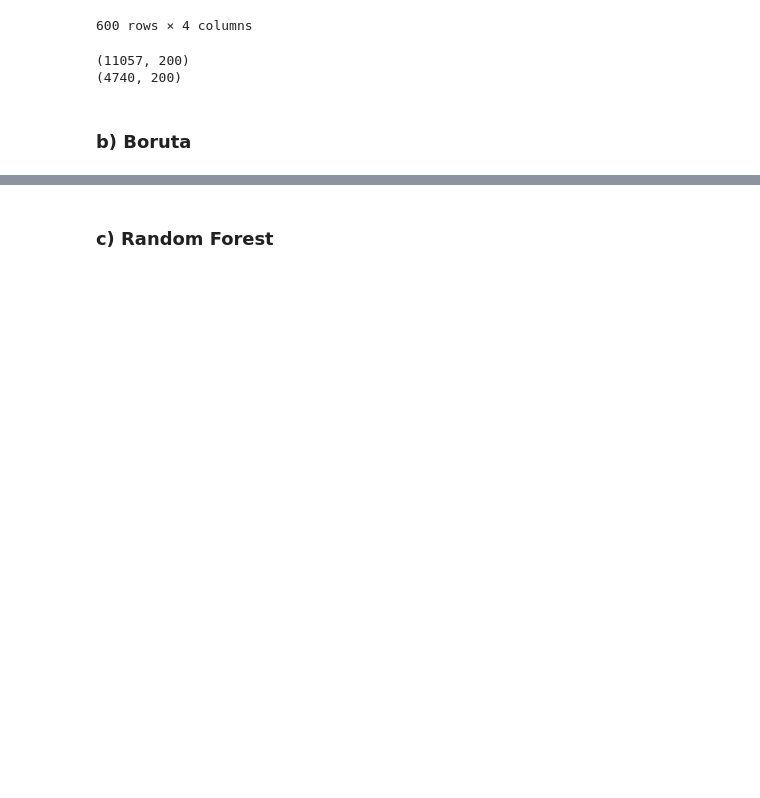
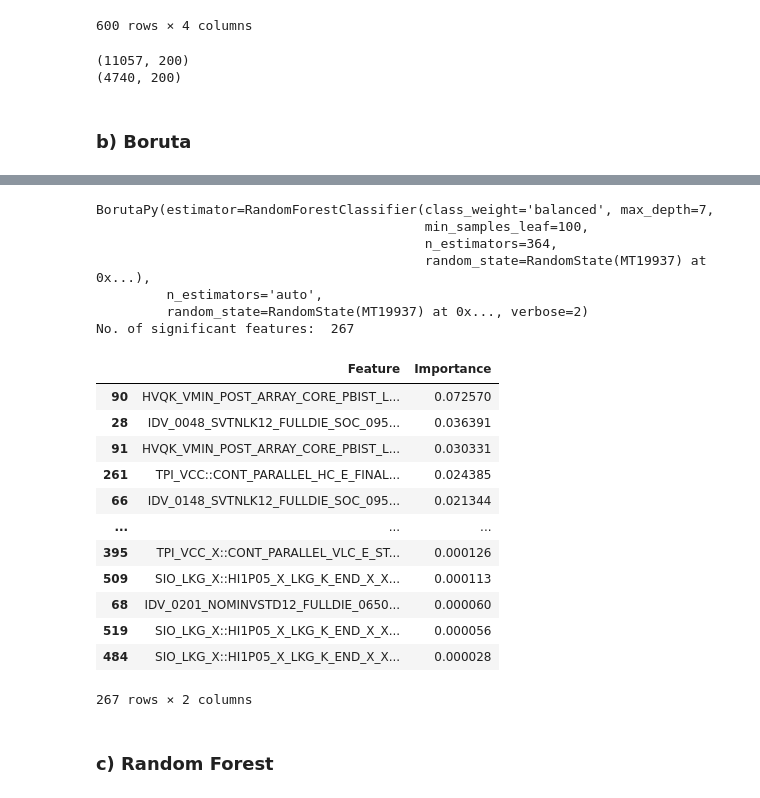
Before and after one commit to NicoleNL/ML-Speckle, a Jupyter notebook: MLSpeckle_20220106.ipynb, the cells around one changed output, grey strips where cells are left out. Drawn from its saved outputs; the diff is of its cells as text; code cells hidden in the pictures; blank space fills up the shorter version.

```diff
--- a/MLSpeckle_20220106.ipynb
+++ b/MLSpeckle_20220106.ipynb
@@ -1435,0 +1378,7 @@ y_train.value_counts()
+# %%
+X_train_scaled = pd.read_csv(dataprep_path+"TrainData_Corr0.95Rem.csv")
+y_train = X_train_scaled["SPECKLE"]
+X_train_scaled = X_train_scaled.drop(["SPECKLE"],axis=1)
+
+print(X_train_scaled.shape)
+print(y_train.value_counts())
@@ -1479,9 +1495,30 @@ boruta_selector.fit(np.array(X_train_scaled), np.array(y_train))
 # %%
 print(boruta_selector)
 print("No. of significant features: ", boruta_selector.n_features_)
 selected_boruta_fs = pd.DataFrame({'Feature':list(X_train_scaled.columns),'Ranking':boruta_selector.ranking_}).sort_values(by='Ranking')
 selected_boruta_fs = selected_boruta_fs[selected_boruta_fs['Ranking']==1]
 selected_boruta_fs = selected_boruta_fs[["Feature"]]
-selected_boruta_fs_imp = rf_fs_importance.loc[rf_fs_importance['Feature'].isin(selected_boruta_fs['Feature']),:]
+selected_boruta_fs_imp = fs_importance.loc[fs_importance['Feature'].isin(selected_boruta_fs['Feature']),:]
 selected_boruta_fs_imp
+# %% [output]
+BorutaPy(estimator=RandomForestClassifier(class_weight='balanced', max_depth=7,
+                                          min_samples_leaf=100,
+                                          n_estimators=364,
+                                          random_state=RandomState(MT19937) at 0x...),
+         n_estimators='auto',
+         random_state=RandomState(MT19937) at 0x..., verbose=2)
+No. of significant features:  267
+|  | Feature | Importance |
+| 90 | HVQK_VMIN_POST_ARRAY_CORE_PBIST_L... | 0.072570 |
+| 28 | IDV_0048_SVTNLK12_FULLDIE_SOC_095... | 0.036391 |
+| 91 | HVQK_VMIN_POST_ARRAY_CORE_PBIST_L... | 0.030331 |
+| 261 | TPI_VCC::CONT_PARALLEL_HC_E_FINAL... | 0.024385 |
+| 66 | IDV_0148_SVTNLK12_FULLDIE_SOC_095... | 0.021344 |
+| ... | ... | ... |
+| 395 | TPI_VCC_X::CONT_PARALLEL_VLC_E_ST... | 0.000126 |
+| 509 | SIO_LKG_X::HI1P05_X_LKG_K_END_X_X... | 0.000113 |
+| 68 | IDV_0201_NOMINVSTD12_FULLDIE_0650... | 0.000060 |
+| 519 | SIO_LKG_X::HI1P05_X_LKG_K_END_X_X... | 0.000056 |
+| 484 | SIO_LKG_X::HI1P05_X_LKG_K_END_X_X... | 0.000028 |
+267 rows × 2 columns
 # %%
```
Also changed, not shown: parts of 56 cells of this notebook.
